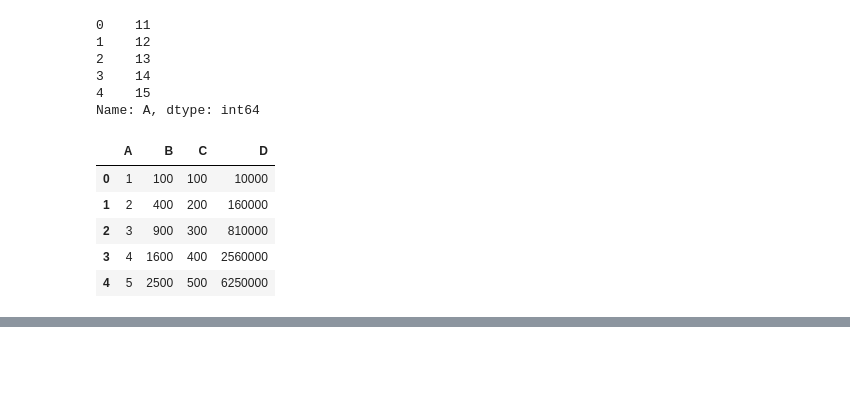
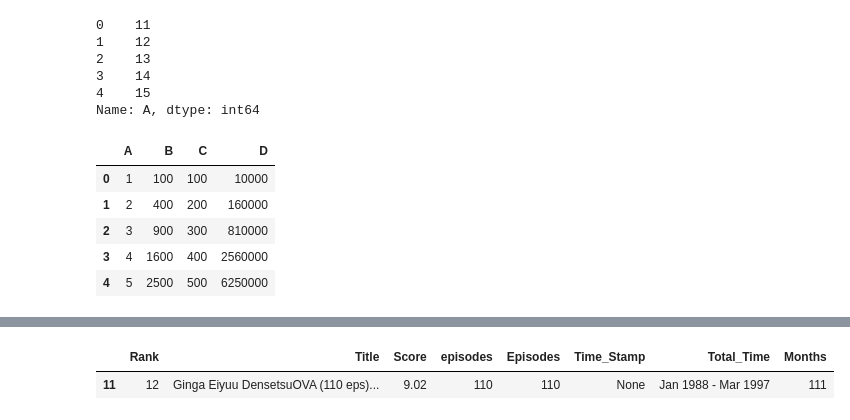
Before and after one commit to sumeetkolekarr/Learn-Python-Libraries, a Jupyter notebook: Pandas/Untitled.ipynb, the cells around one changed output, grey strips where cells are left out. Drawn from its saved outputs; the diff is of its cells as text; code cells hidden in the pictures; blank space fills up the shorter version.

```diff
--- a/Pandas/Untitled.ipynb
+++ b/Pandas/Untitled.ipynb
@@ -603,0 +734,6 @@ df1
+# %%
+# Anime with the highest running count
+df[df['Months'] == df['Months'].max()]
+# %% [output]
+|  | Rank | Title | Score | episodes | Episodes | Time_Stamp | Total_Time | Months |
+| 11 | 12 | Ginga Eiyuu DensetsuOVA (110 eps)... | 9.02 | 110 | 110 | None | Jan 1988 - Mar 1997 | 111 |
```
Also changed, not shown: parts of 18 cells of this notebook, 1 other file.
